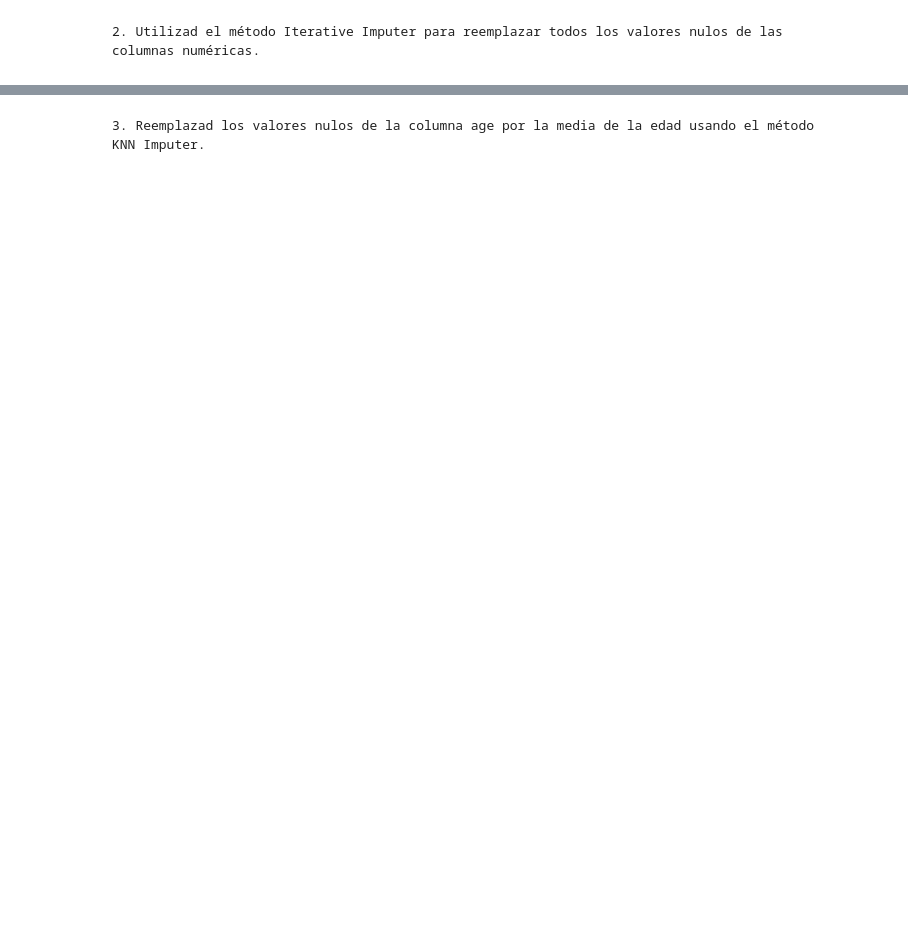
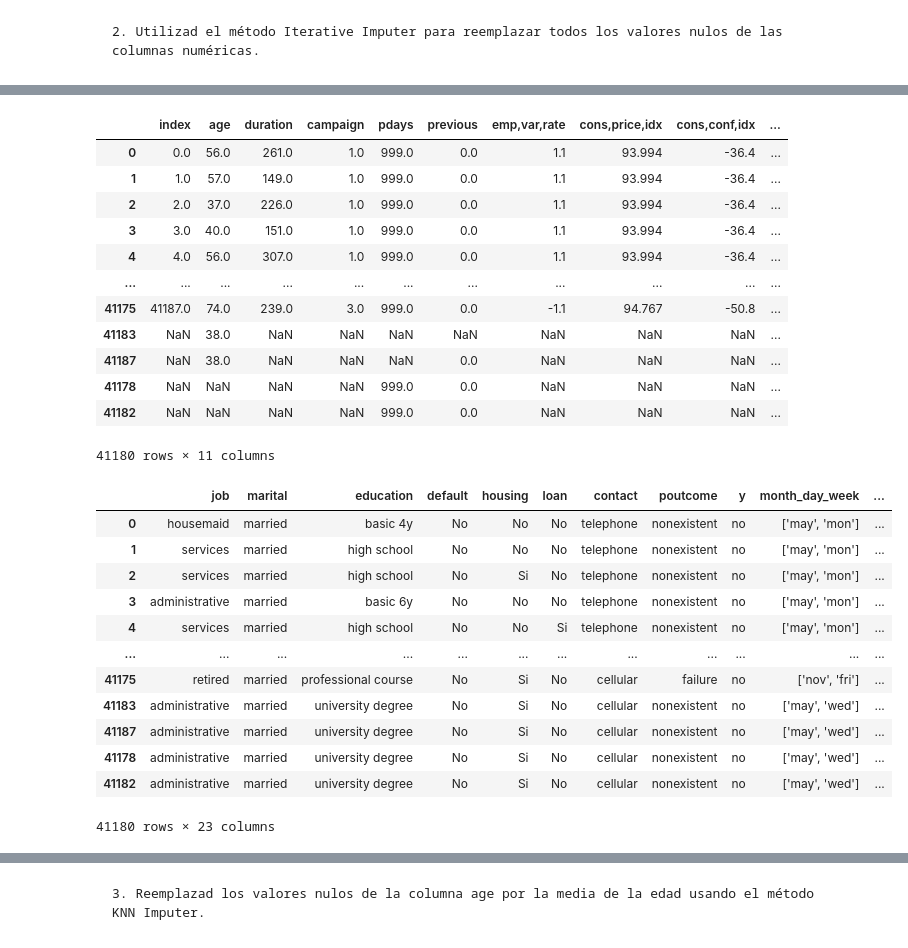
Before and after one commit to Adalab/promo_d_da_modulo2_sprint2_Lorena_AnaBelen, a Jupyter notebook: ejercicio4/pair_programming_limpieza5.ipynb, the cells around one changed output, grey strips where cells are left out. Cells and saved outputs as stored; diff of their text form; code cells hidden in the pictures; blank space fills up the shorter version.

```diff
--- a/ejercicio4/pair_programming_limpieza5.ipynb
+++ b/ejercicio4/pair_programming_limpieza5.ipynb
@@ -1,3 +11,5 @@
+# %%
+df = pd.read_csv('datos/bank_additional_edit3.csv', index_col = 0)
 # %% [markdown]
 Es el momento de ponernos a trabajar con los valores nulos de nuevo 💪🏽. A lo largo de este ejercicio de pair programming vamos a intentar eliminar los valores nulos de nuestras columnas. En la lección hemos aprendido varios métodos de skelarn intentemos aplicarlos todos. Manos a la obra!
 
@@ -7,0 +43,2 @@ Es el momento de eliminar los nulos:
+# %%
+imputer = SimpleImputer(strategy='most_frequent', missing_values=np.nan)
@@ -7,0 +51,3 @@ Es el momento de eliminar los nulos:
+# %%
+imputer = imputer.fit(df[['job', 'marital', 'education', 'default', 'housing', 'loan', 'contact',
+       'poutcome', 'y', 'month_day_week', 'month', 'day_week']])
@@ -9,0 +93,13 @@ Es el momento de eliminar los nulos:
+# %%
+def eliminar_nulos_iterative(dataframe_completo):
+    dataframe_num = dataframe_completo.select_dtypes(include = np.number)
+    display(dataframe_num)
+    imputer = IterativeImputer(n_nearest_features=None, imputation_order='ascending')
+    imputer.fit(dataframe_num)
+    numericas_trans = pd.DataFrame(imputer.transform(dataframe_num), columns = dataframe_num.columns)
+
+    dataframe_completo.drop(dataframe_num.columns, axis = 1, inplace= True)
+    dataframe_completo[numericas_trans.columns] = numericas_trans[numericas_trans.columns]
+    # dataframe_completo = pd.concat([dataframe_completo, numericas_trans], axis = 1)
+
+    return dataframe_completo
@@ -9,0 +126,29 @@ Es el momento de eliminar los nulos:
+# %%
+eliminar_nulos_iterative(df)
+# %% [output]
+|  | index | age | duration | campaign | pdays | previous | emp,var,rate | cons,price,idx | cons,conf,idx | ... |
+| 0 | 0.0 | 56.0 | 261.0 | 1.0 | 999.0 | 0.0 | 1.1 | 93.994 | -36.4 | ... |
+| 1 | 1.0 | 57.0 | 149.0 | 1.0 | 999.0 | 0.0 | 1.1 | 93.994 | -36.4 | ... |
+| 2 | 2.0 | 37.0 | 226.0 | 1.0 | 999.0 | 0.0 | 1.1 | 93.994 | -36.4 | ... |
+| 3 | 3.0 | 40.0 | 151.0 | 1.0 | 999.0 | 0.0 | 1.1 | 93.994 | -36.4 | ... |
+| 4 | 4.0 | 56.0 | 307.0 | 1.0 | 999.0 | 0.0 | 1.1 | 93.994 | -36.4 | ... |
+| ... | ... | ... | ... | ... | ... | ... | ... | ... | ... | ... |
+| 41175 | 41187.0 | 74.0 | 239.0 | 3.0 | 999.0 | 0.0 | -1.1 | 94.767 | -50.8 | ... |
+| 41183 | NaN | 38.0 | NaN | NaN | NaN | NaN | NaN | NaN | NaN | ... |
+| 41187 | NaN | 38.0 | NaN | NaN | NaN | 0.0 | NaN | NaN | NaN | ... |
+| 41178 | NaN | NaN | NaN | NaN | 999.0 | 0.0 | NaN | NaN | NaN | ... |
+| 41182 | NaN | NaN | NaN | NaN | 999.0 | 0.0 | NaN | NaN | NaN | ... |
+41180 rows × 11 columns
+|  | job | marital | education | default | housing | loan | contact | poutcome | y | month_day_week | ... |
+| 0 | housemaid | married | basic 4y | No | No | No | telephone | nonexistent | no | ['may', 'mon'] | ... |
+| 1 | services | married | high school | No | No | No | telephone | nonexistent | no | ['may', 'mon'] | ... |
+| 2 | services | married | high school | No | Si | No | telephone | nonexistent | no | ['may', 'mon'] | ... |
+| 3 | administrative | married | basic 6y | No | No | No | telephone | nonexistent | no | ['may', 'mon'] | ... |
+| 4 | services | married | high school | No | No | Si | telephone | nonexistent | no | ['may', 'mon'] | ... |
+| ... | ... | ... | ... | ... | ... | ... | ... | ... | ... | ... | ... |
+| 41175 | retired | married | professional course | No | Si | No | cellular | failure | no | ['nov', 'fri'] | ... |
+| 41183 | administrative | married | university degree | No | Si | No | cellular | nonexistent | no | ['may', 'wed'] | ... |
+| 41187 | administrative | married | university degree | No | Si | No | cellular | nonexistent | no | ['may', 'wed'] | ... |
+| 41178 | administrative | married | university degree | No | Si | No | cellular | nonexistent | no | ['may', 'wed'] | ... |
+| 41182 | administrative | married | university degree | No | Si | No | cellular | nonexistent | no | ['may', 'wed'] | ... |
+41180 rows × 23 columns
```
Also changed, not shown: parts of 14 cells of this notebook.
